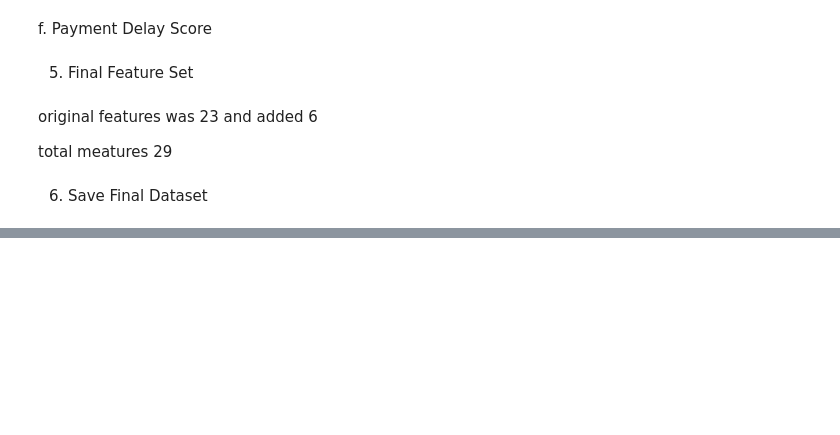
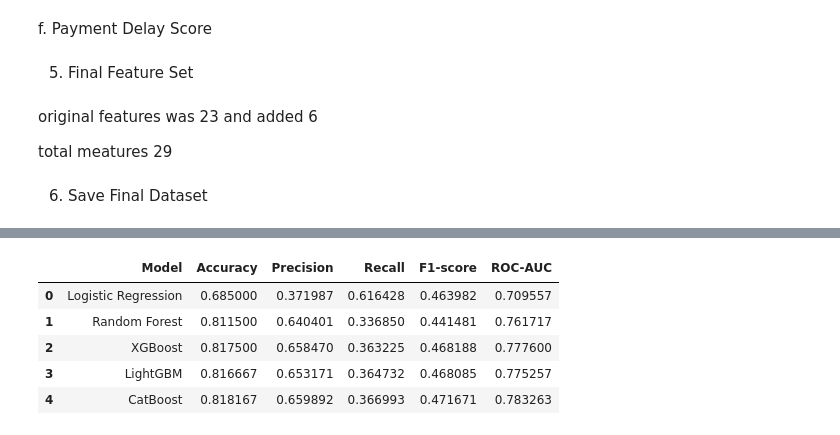
Before and after one commit to riasad30/Thesis, a Jupyter notebook: Untitled0.ipynb, the cells around one changed output, grey strips where cells are left out. Drawn from its saved outputs; the diff is of its cells as text; code cells hidden in the pictures; blank space fills up the shorter version.

```diff
--- a/Untitled0.ipynb
+++ b/Untitled0.ipynb
@@ -2104,0 +2295,18 @@ index=False
+# %%
+models = {
+
+    "Logistic Regression": lr_model,
+
+    "Random Forest": rf_model,
+
+    "XGBoost": xgb_model,
+
+    "LightGBM": lgbm_model,
+
+    "CatBoost": cat_model
+
+}
+
+
+print("Models stored:")
+print(list(models.keys()))
@@ -2104,0 +2336,68 @@ index=False
+# %%
+from sklearn.metrics import (
+    accuracy_score,
+    precision_score,
+    recall_score,
+    f1_score,
+    roc_auc_score
+)
+
+
+results = []
+
+
+for name, model in models.items():
+
+    # Logistic Regression uses scaled data
+    if name == "Logistic Regression":
+        y_pred = model.predict(X_test_scaled)
+        y_prob = model.predict_proba(X_test_scaled)[:,1]
+
+    else:
+        y_pred = model.predict(X_test)
+        y_prob = model.predict_proba(X_test)[:,1]
+
+
+    results.append({
+
+        "Model": name,
+
+        "Accuracy": accuracy_score(
+            y_test,
+            y_pred
+        ),
+
+        "Precision": precision_score(
+            y_test,
+            y_pred
+        ),
+
+        "Recall": recall_score(
+            y_test,
+            y_pred
+        ),
+
+        "F1-score": f1_score(
+            y_test,
+            y_pred
+        ),
+
+        "ROC-AUC": roc_auc_score(
+            y_test,
+            y_prob
+        )
+
+    })
+
+
+results_df = pd.DataFrame(results)
+
+
+results_df
+# %% [output]
+|  | Model | Accuracy | Precision | Recall | F1-score | ROC-AUC |
+| 0 | Logistic Regression | 0.685000 | 0.371987 | 0.616428 | 0.463982 | 0.709557 |
+| 1 | Random Forest | 0.811500 | 0.640401 | 0.336850 | 0.441481 | 0.761717 |
+| 2 | XGBoost | 0.817500 | 0.658470 | 0.363225 | 0.468188 | 0.777600 |
+| 3 | LightGBM | 0.816667 | 0.653171 | 0.364732 | 0.468085 | 0.775257 |
+| 4 | CatBoost | 0.818167 | 0.659892 | 0.366993 | 0.471671 | 0.783263 |
```
Also changed, not shown: parts of 58 cells of this notebook.
